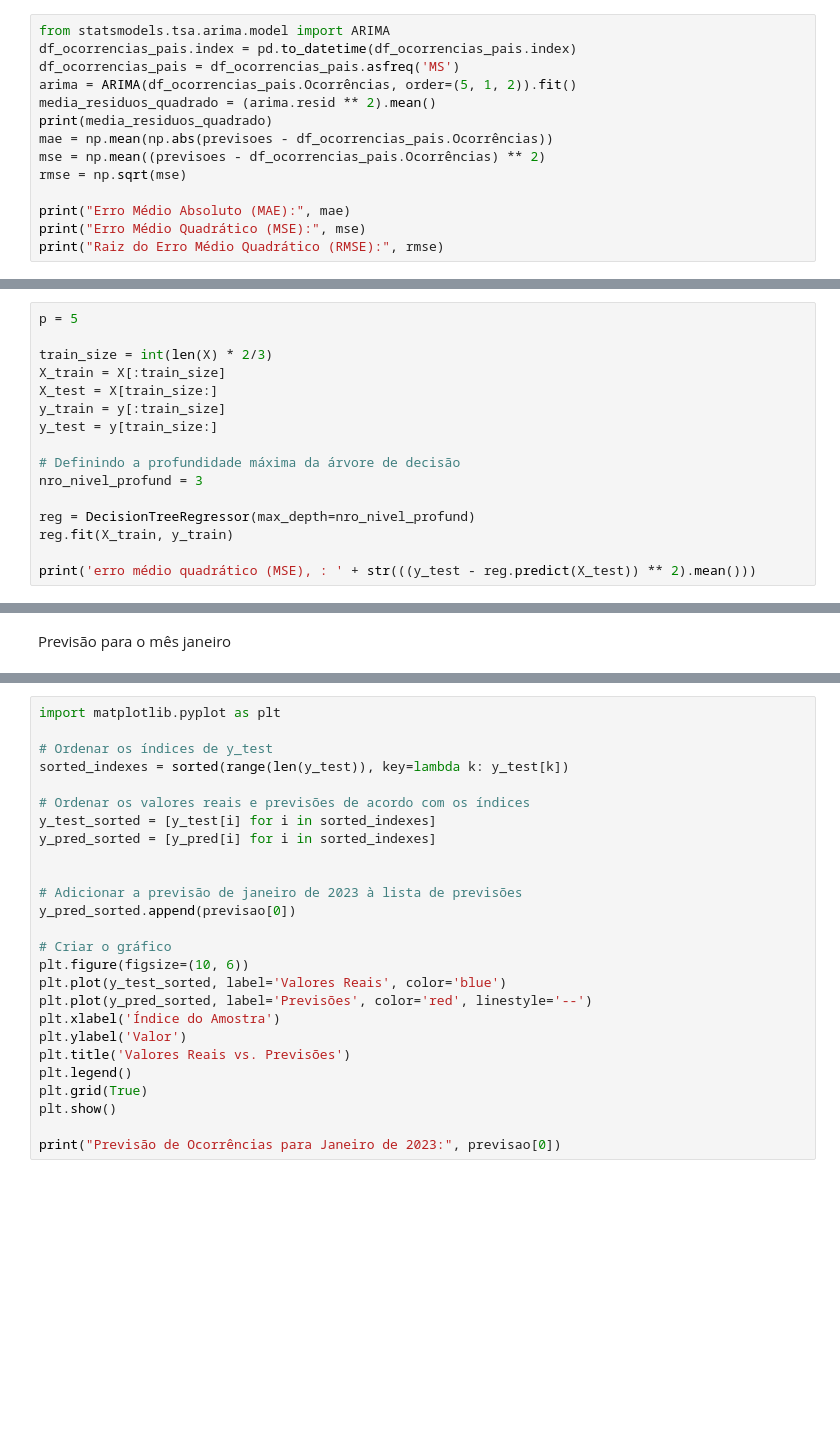
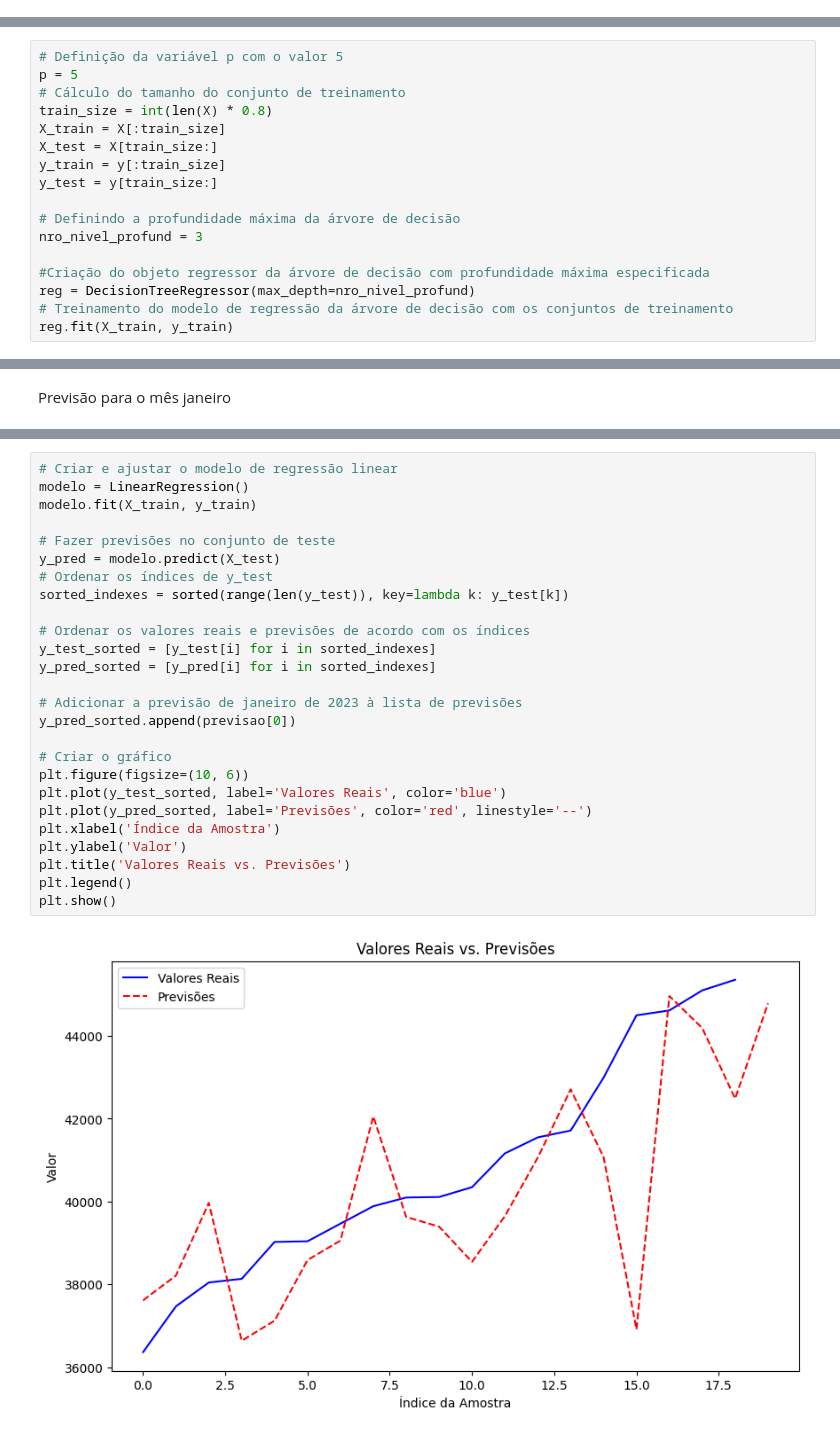
Before and after one commit to jucelia-ss/previsao_crimes, a Jupyter notebook: Forecast_ocorrencia_crime_brasil.ipynb, the cells around one changed output, grey strips where cells are left out. Cells and saved outputs as stored; diff of their text form; blank space fills up the shorter version.

```diff
--- a/Forecast_ocorrencia_crime_brasil.ipynb
+++ b/Forecast_ocorrencia_crime_brasil.ipynb
@@ -538,14 +539,0 @@ Valores de erro para ARIMA (5,12)
-# %%
-from statsmodels.tsa.arima.model import ARIMA
-df_ocorrencias_pais.index = pd.to_datetime(df_ocorrencias_pais.index)
-df_ocorrencias_pais = df_ocorrencias_pais.asfreq('MS')
-arima = ARIMA(df_ocorrencias_pais.Ocorrências, order=(5, 1, 2)).fit()
-media_residuos_quadrado = (arima.resid ** 2).mean()
-print(media_residuos_quadrado)
-mae = np.mean(np.abs(previsoes - df_ocorrencias_pais.Ocorrências))
-mse = np.mean((previsoes - df_ocorrencias_pais.Ocorrências) ** 2)
-rmse = np.sqrt(mse)
-
-print("Erro Médio Absoluto (MAE):", mae)
-print("Erro Médio Quadrático (MSE):", mse)
-print("Raiz do Erro Médio Quadrático (RMSE):", rmse)
@@ -1378,9 +1093,10 @@ plt.legend(['Real', 'previsto'])
 Avaliar o modelo, calcular o erro quadratico médio das previsões realizadas no conjunto de teste.
 Com um numero de lags de 5  e os profundidade da arvore de 3
 # %%
+# Definição da variável p com o valor 5
 p = 5
-
-train_size = int(len(X) * 2/3)
+# Cálculo do tamanho do conjunto de treinamento
+train_size = int(len(X) * 0.8)
 X_train = X[:train_size]
 X_test = X[train_size:]
 y_train = y[:train_size]
@@ -1389,7 +1105,7 @@ y_test = y[train_size:]
 # Definindo a profundidade máxima da árvore de decisão
 nro_nivel_profund = 3
 
+#Criação do objeto regressor da árvore de decisão com profundidade máxima especificada
 reg = DecisionTreeRegressor(max_depth=nro_nivel_profund)
+# Treinamento do modelo de regressão da árvore de decisão com os conjuntos de treinamento
 reg.fit(X_train, y_train)
-
-print('erro médio quadrático (MSE), : ' + str(((y_test - reg.predict(X_test)) ** 2).mean()))
@@ -1413,26 +1141,28 @@ print("Previsão de Ocorrências para Janeiro de 2023:",previsao[0] )
 # %%
-import matplotlib.pyplot as plt
+# Criar e ajustar o modelo de regressão linear
+modelo = LinearRegression()
+modelo.fit(X_train, y_train)
 
+# Fazer previsões no conjunto de teste
+y_pred = modelo.predict(X_test)
 # Ordenar os índices de y_test
 sorted_indexes = sorted(range(len(y_test)), key=lambda k: y_test[k])
 
 # Ordenar os valores reais e previsões de acordo com os índices
 y_test_sorted = [y_test[i] for i in sorted_indexes]
 y_pred_sorted = [y_pred[i] for i in sorted_indexes]
-
 
 # Adicionar a previsão de janeiro de 2023 à lista de previsões
 y_pred_sorted.append(previsao[0])
 
 # Criar o gráfico
 plt.figure(figsize=(10, 6))
 plt.plot(y_test_sorted, label='Valores Reais', color='blue')
 plt.plot(y_pred_sorted, label='Previsões', color='red', linestyle='--')
-plt.xlabel('Índice do Amostra')
+plt.xlabel('Índice da Amostra')
 plt.ylabel('Valor')
 plt.title('Valores Reais vs. Previsões')
 plt.legend()
-plt.grid(True)
 plt.show()
-
-print("Previsão de Ocorrências para Janeiro de 2023:", previsao[0])
+# %% [output]
+[figure, added]
```
Also changed, not shown: parts of 53 cells of this notebook.
